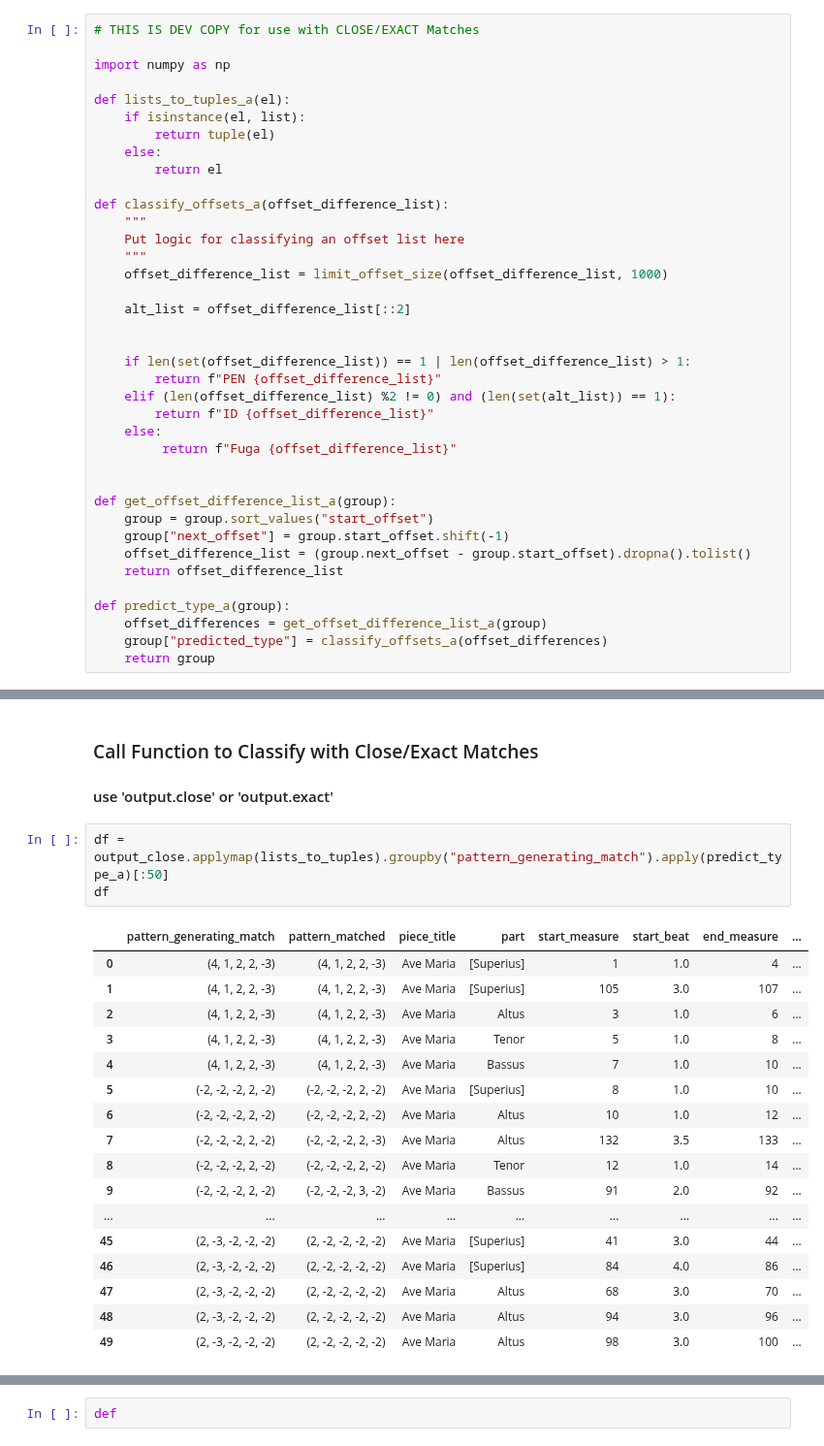
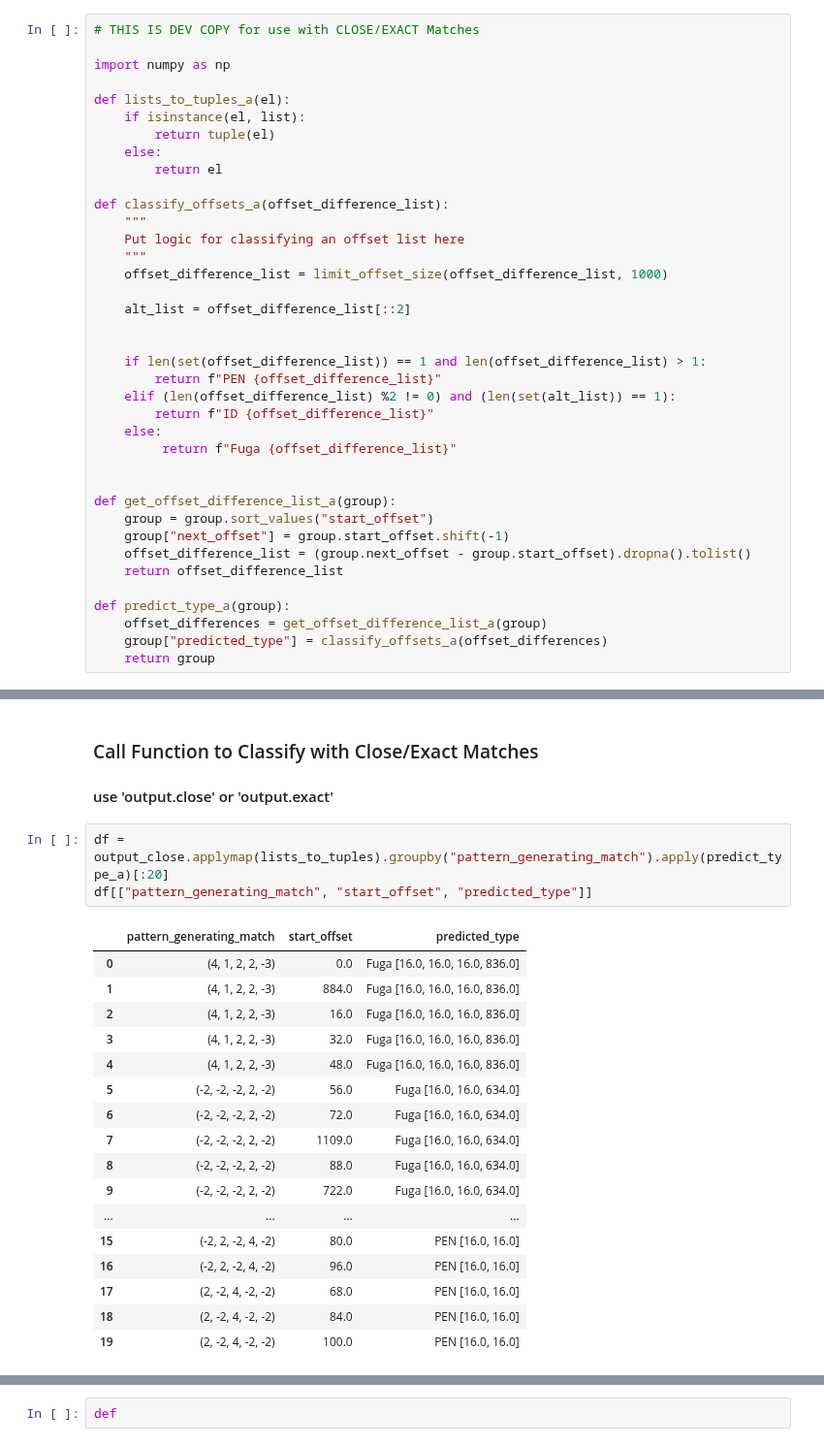
Before and after one commit to RichardFreedman/CRIM-notebooks, a Jupyter notebook: CRIM/CRIM_intervals_nb_1_19_21_dev.ipynb, the cells around one changed output, grey strips where cells are left out. Shown at 97% size. Saved outputs shown, nothing was run; the diff lists cells and outputs as text.

```diff
--- a/CRIM/CRIM_intervals_nb_1_19_21_dev.ipynb
+++ b/CRIM/CRIM_intervals_nb_1_19_21_dev.ipynb
@@ -329,7 +329,7 @@ def classify_offsets_a(offset_difference_list):
     alt_list = offset_difference_list[::2]
 
 
-    if len(set(offset_difference_list)) == 1 | len(offset_difference_list) > 1:
+    if len(set(offset_difference_list)) == 1 and len(offset_difference_list) > 1:
         return f"PEN {offset_difference_list}"
     elif (len(offset_difference_list) %2 != 0) and (len(set(alt_list)) == 1):
         return f"ID {offset_difference_list}"
@@ -351,23 +359,23 @@ def predict_type_a(group):
 ### Call Function to Classify with Close/Exact Matches
 #### use 'output.close' or 'output.exact'
 # %%
-df = output_close.applymap(lists_to_tuples).groupby("pattern_generating_match").apply(predict_type_a)[:50]
-df
+df = output_close.applymap(lists_to_tuples).groupby("pattern_generating_match").apply(predict_type_a)[:20]
+df[["pattern_generating_match", "start_offset", "predicted_type"]]
 # %% [output]
-|  | pattern_generating_match | pattern_matched | piece_title | part | start_measure | start_beat | end_measure | ... |
-| 0 | (4, 1, 2, 2, -3) | (4, 1, 2, 2, -3) | Ave Maria | [Superius] | 1 | 1.0 | 4 | ... |
-| 1 | (4, 1, 2, 2, -3) | (4, 1, 2, 2, -3) | Ave Maria | [Superius] | 105 | 3.0 | 107 | ... |
-| 2 | (4, 1, 2, 2, -3) | (4, 1, 2, 2, -3) | Ave Maria | Altus | 3 | 1.0 | 6 | ... |
-| 3 | (4, 1, 2, 2, -3) | (4, 1, 2, 2, -3) | Ave Maria | Tenor | 5 | 1.0 | 8 | ... |
-| 4 | (4, 1, 2, 2, -3) | (4, 1, 2, 2, -3) | Ave Maria | Bassus | 7 | 1.0 | 10 | ... |
-| 5 | (-2, -2, -2, 2, -2) | (-2, -2, -2, 2, -2) | Ave Maria | [Superius] | 8 | 1.0 | 10 | ... |
-| 6 | (-2, -2, -2, 2, -2) | (-2, -2, -2, 2, -2) | Ave Maria | Altus | 10 | 1.0 | 12 | ... |
-| 7 | (-2, -2, -2, 2, -2) | (-2, -2, -2, 2, -3) | Ave Maria | Altus | 132 | 3.5 | 133 | ... |
-| 8 | (-2, -2, -2, 2, -2) | (-2, -2, -2, 2, -2) | Ave Maria | Tenor | 12 | 1.0 | 14 | ... |
-| 9 | (-2, -2, -2, 2, -2) | (-2, -2, -2, 3, -2) | Ave Maria | Bassus | 91 | 2.0 | 92 | ... |
-| ... | ... | ... | ... | ... | ... | ... | ... | ... |
-| 45 | (2, -3, -2, -2, -2) | (2, -2, -2, -2, -2) | Ave Maria | [Superius] | 41 | 3.0 | 44 | ... |
-| 46 | (2, -3, -2, -2, -2) | (2, -2, -2, -2, -2) | Ave Maria | [Superius] | 84 | 4.0 | 86 | ... |
-| 47 | (2, -3, -2, -2, -2) | (2, -2, -2, -2, -2) | Ave Maria | Altus | 68 | 3.0 | 70 | ... |
-| 48 | (2, -3, -2, -2, -2) | (2, -2, -2, -2, -2) | Ave Maria | Altus | 94 | 3.0 | 96 | ... |
-| 49 | (2, -3, -2, -2, -2) | (2, -2, -2, -2, -2) | Ave Maria | Altus | 98 | 3.0 | 100 | ... |
+|  | pattern_generating_match | start_offset | predicted_type |
+| 0 | (4, 1, 2, 2, -3) | 0.0 | Fuga [16.0, 16.0, 16.0, 836.0] |
+| 1 | (4, 1, 2, 2, -3) | 884.0 | Fuga [16.0, 16.0, 16.0, 836.0] |
+| 2 | (4, 1, 2, 2, -3) | 16.0 | Fuga [16.0, 16.0, 16.0, 836.0] |
+| 3 | (4, 1, 2, 2, -3) | 32.0 | Fuga [16.0, 16.0, 16.0, 836.0] |
+| 4 | (4, 1, 2, 2, -3) | 48.0 | Fuga [16.0, 16.0, 16.0, 836.0] |
+| 5 | (-2, -2, -2, 2, -2) | 56.0 | Fuga [16.0, 16.0, 634.0] |
+| 6 | (-2, -2, -2, 2, -2) | 72.0 | Fuga [16.0, 16.0, 634.0] |
+| 7 | (-2, -2, -2, 2, -2) | 1109.0 | Fuga [16.0, 16.0, 634.0] |
+| 8 | (-2, -2, -2, 2, -2) | 88.0 | Fuga [16.0, 16.0, 634.0] |
+| 9 | (-2, -2, -2, 2, -2) | 722.0 | Fuga [16.0, 16.0, 634.0] |
+| ... | ... | ... | ... |
+| 15 | (-2, 2, -2, 4, -2) | 80.0 | PEN [16.0, 16.0] |
+| 16 | (-2, 2, -2, 4, -2) | 96.0 | PEN [16.0, 16.0] |
+| 17 | (2, -2, 4, -2, -2) | 68.0 | PEN [16.0, 16.0] |
+| 18 | (2, -2, 4, -2, -2) | 84.0 | PEN [16.0, 16.0] |
+| 19 | (2, -2, 4, -2, -2) | 100.0 | PEN [16.0, 16.0] |
```
Also changed, not shown: parts of 2 cells of this notebook, 1 other file.
